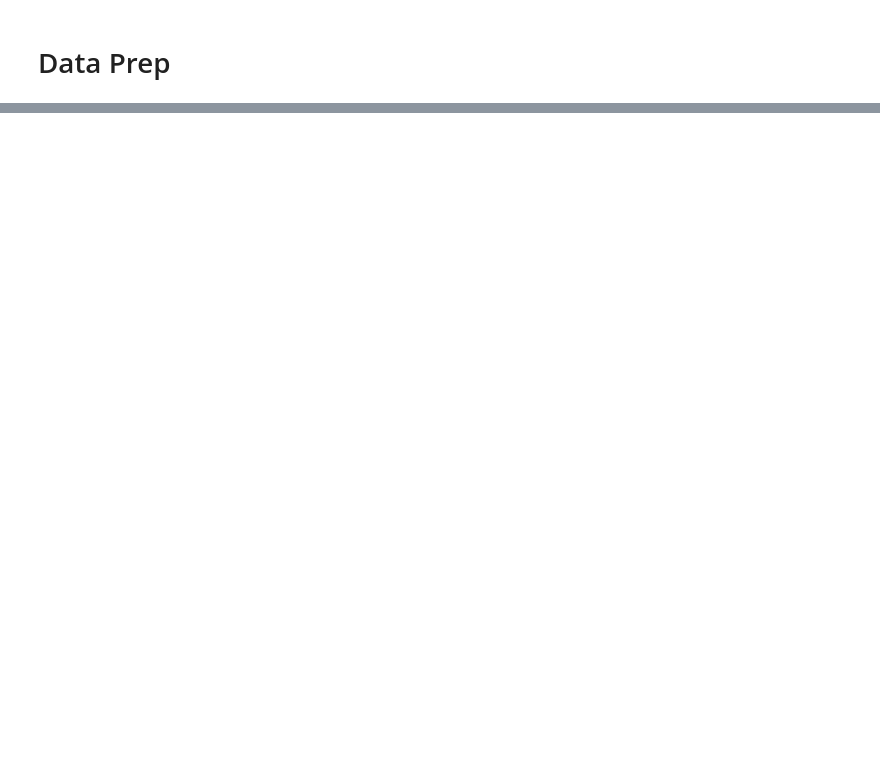
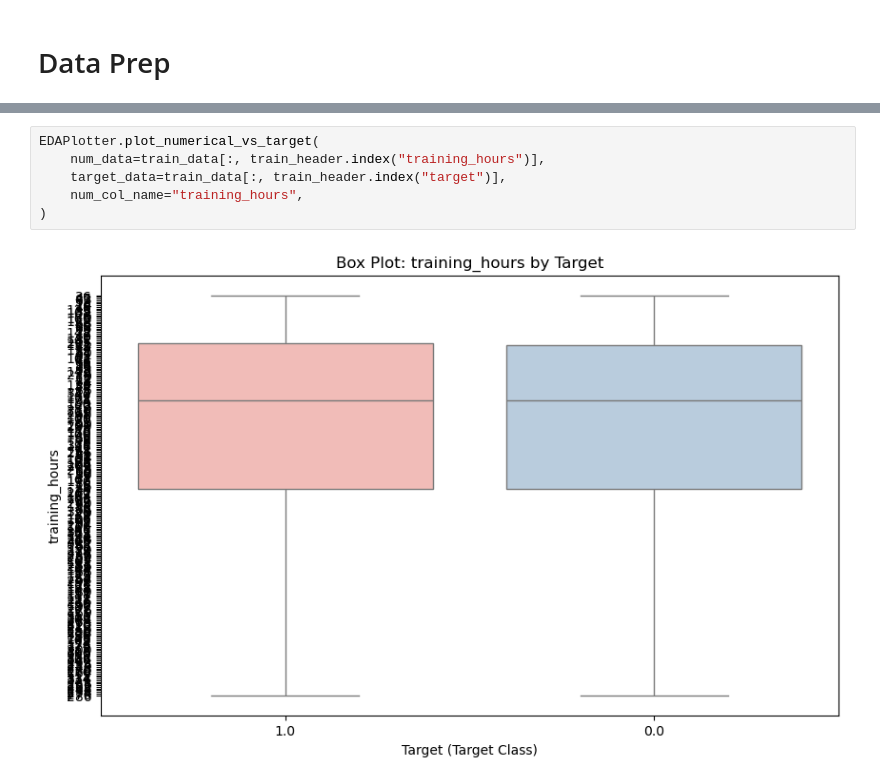
Before and after one commit to ThuongHong/lab2_ds, a Jupyter notebook: notebooks/01_data_exploration.ipynb, the cells around one changed output, grey strips where cells are left out. Drawn from its saved outputs; the diff is of its cells as text; blank space fills up the shorter version.

```diff
--- a/notebooks/01_data_exploration.ipynb
+++ b/notebooks/01_data_exploration.ipynb
@@ -43,0 +148,8 @@ array([( 8949, b'city_103', 0.92 , b'Male', b'Has relevent experience', b'no_enr
+# %%
+EDAPlotter.plot_numerical_vs_target(
+    num_data=train_data[:, train_header.index("training_hours")],
+    target_data=train_data[:, train_header.index("target")],
+    num_col_name="training_hours",
+)
+# %% [output]
+[figure, added]
```
Also changed, not shown: parts of 32 cells of this notebook, 1 other file.
